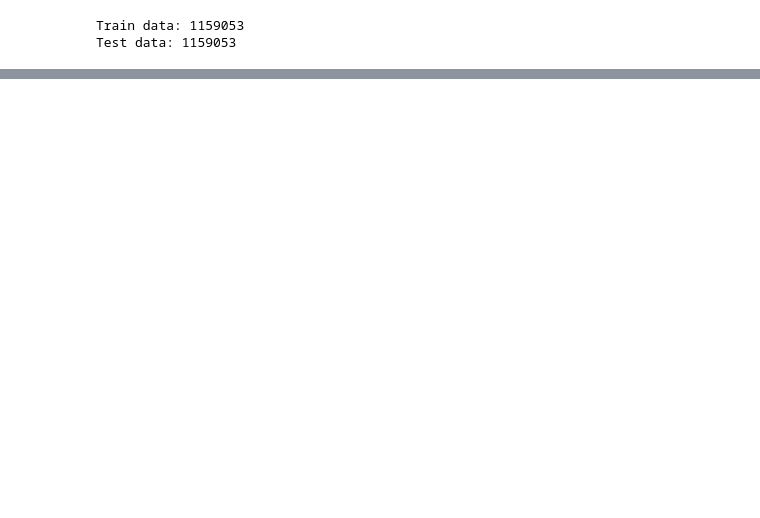
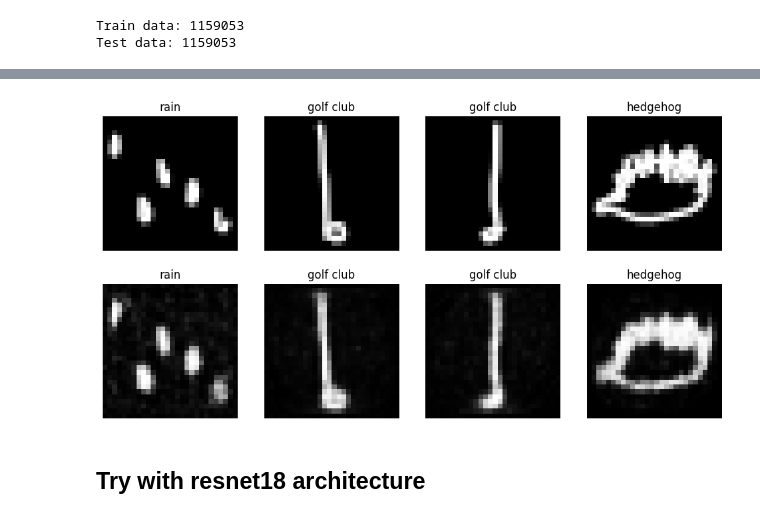
Before and after one commit to MightyCode/enseirb-s9-doodle-computer-vision, a Jupyter notebook: encoder_decoder.ipynb, the cells around one changed output, grey strips where cells are left out. Saved outputs shown, nothing was run; the diff lists cells and outputs as text; code cells hidden in the pictures; blank space fills up the shorter version.

```diff
--- a/encoder_decoder.ipynb
+++ b/encoder_decoder.ipynb
@@ -93,28 +94,3 @@ print(f'Test data: {len(labels)}')
 # %% [output]
 Train data: 1159053
 Test data: 1159053
-# %%
-class Autoencoder(nn.Module):
-    def __init__(self):
-        super(Autoencoder, self).__init__()
-        self.encoder = torch.nn.Sequential(
-            torch.nn.Linear(WIDTH * HEIGHT, 128),
-            torch.nn.ReLU(),
-            torch.nn.Linear(128, 64),
-            torch.nn.ReLU(),
-            torch.nn.Linear(64, 36),
-        )
-
-        self.decoder = torch.nn.Sequential(
-            torch.nn.Linear(36, 64),
-            torch.nn.ReLU(),
-            torch.nn.Linear(64, 128),
-            torch.nn.ReLU(),
-            torch.nn.Linear(128, WIDTH * HEIGHT),
-            torch.nn.Sigmoid()
-        )
-
-    def forward(self, x):
-        encoded = self.encoder(x)
-        decoded = self.decoder(encoded)
-        return encoded, decoded
@@ -288,0 +329,14 @@ for i in range(num_cols):
+# %%
+layers = [WIDTH * HEIGHT, WIDTH * HEIGHT, 256]
+autocoder_2 = Autoencoder(layers).to(device)
+
+# Define loss function and optimizer
+
+criterion = nn.MSELoss()
+optimizer = torch.optim.Adam(autocoder_2.parameters(), lr=0.001)
+
+# Print architecture
+autocoder_2.print_model()
+
+# Compression factor
+print(f'Compression factor: {WIDTH * HEIGHT / layers[-1]}')
@@ -288,0 +388,6 @@ for i in range(num_cols):
+# %%
+show_images(train_images, train_labels, autocoder_2)
+# %% [output]
+[figure, added]
+# %% [markdown]
+## Try with resnet18 architecture
```
Also changed, not shown: parts of 19 cells of this notebook.
